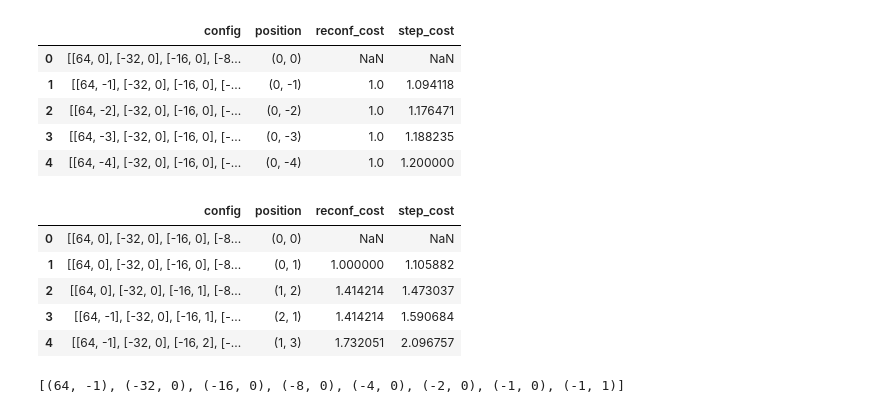
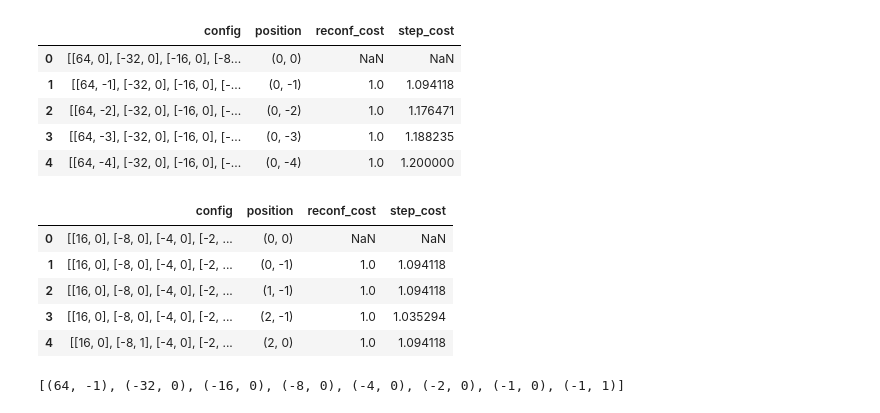
Before and after one commit to seljaks/santa2022, a Jupyter notebook: notebooks/solution_analysis.ipynb, the cells around one changed output. Drawn from its saved outputs; the diff is of its cells as text; code cells hidden in the pictures.

```diff
--- a/notebooks/solution_analysis.ipynb
+++ b/notebooks/solution_analysis.ipynb
@@ -10,7 +15,7 @@ from santautils import *
 # %%
-image = df_to_image(pd.read_csv("data/image.csv"))
+image = df_to_image(pd.read_csv("../data/image.csv"))
 
-with open("output/web_renders/test_path.json") as f:
+with open("../output/web_renders/test_path.json") as f:
     path = json.load(f)
 
 len(path)
@@ -85,15 +92,15 @@ online_df.head()
 | 3 | [[64, -3], [-32, 0], [-16, 0], [-... | (0, -3) | 1.0 | 1.188235 |
 | 4 | [[64, -4], [-32, 0], [-16, 0], [-... | (0, -4) | 1.0 | 1.200000 |
 # %%
-local_df = path_to_df(deduped_path)
+local_df = path_to_df(path)
 local_df.head()
 # %% [output]
 |  | config | position | reconf_cost | step_cost |
-| 0 | [[64, 0], [-32, 0], [-16, 0], [-8... | (0, 0) | NaN | NaN |
-| 1 | [[64, 0], [-32, 0], [-16, 0], [-8... | (0, 1) | 1.000000 | 1.105882 |
-| 2 | [[64, 0], [-32, 0], [-16, 1], [-8... | (1, 2) | 1.414214 | 1.473037 |
-| 3 | [[64, -1], [-32, 0], [-16, 1], [-... | (2, 1) | 1.414214 | 1.590684 |
-| 4 | [[64, -1], [-32, 0], [-16, 2], [-... | (1, 3) | 1.732051 | 2.096757 |
+| 0 | [[16, 0], [-8, 0], [-4, 0], [-2, ... | (0, 0) | NaN | NaN |
+| 1 | [[16, 0], [-8, 0], [-4, 0], [-2, ... | (0, -1) | 1.0 | 1.094118 |
+| 2 | [[16, 0], [-8, 0], [-4, 0], [-2, ... | (1, -1) | 1.0 | 1.094118 |
+| 3 | [[16, 0], [-8, 0], [-4, 0], [-2, ... | (2, -1) | 1.0 | 1.035294 |
+| 4 | [[16, 0], [-8, 1], [-4, 0], [-2, ... | (2, 0) | 1.0 | 1.094118 |
 # %%
 image = df_to_image(pd.read_csv("data/image.csv"))
 config = [(64, 0), (-32, 0), (-16, 0), (-8, 0), (-4, 0), (-2, 0), (-1, 0), (-1, 0)]
```
Also changed, not shown: parts of 7 cells of this notebook, 1 other file.
